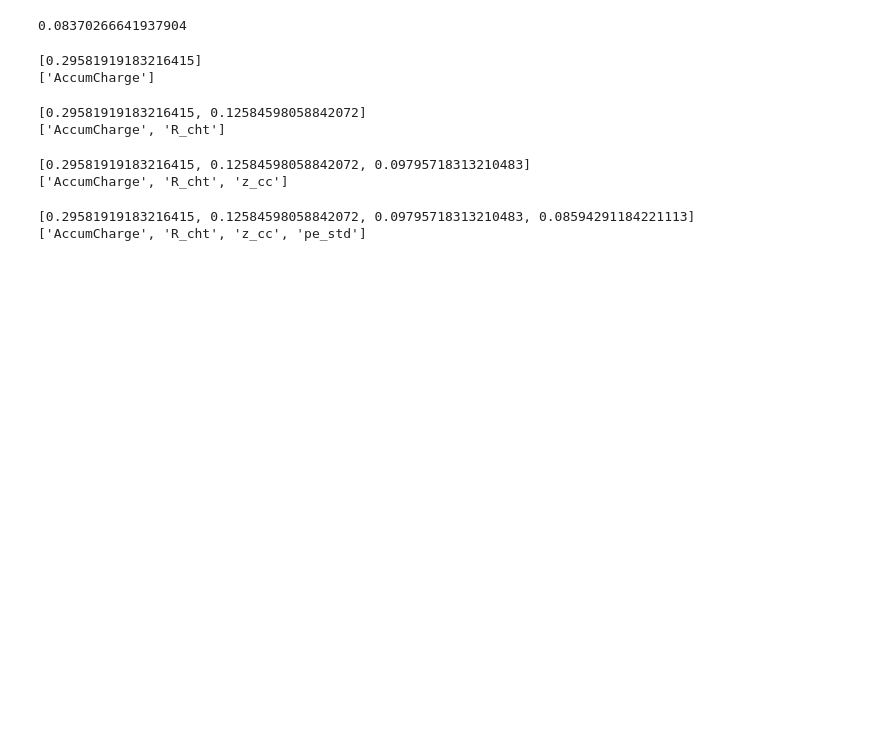
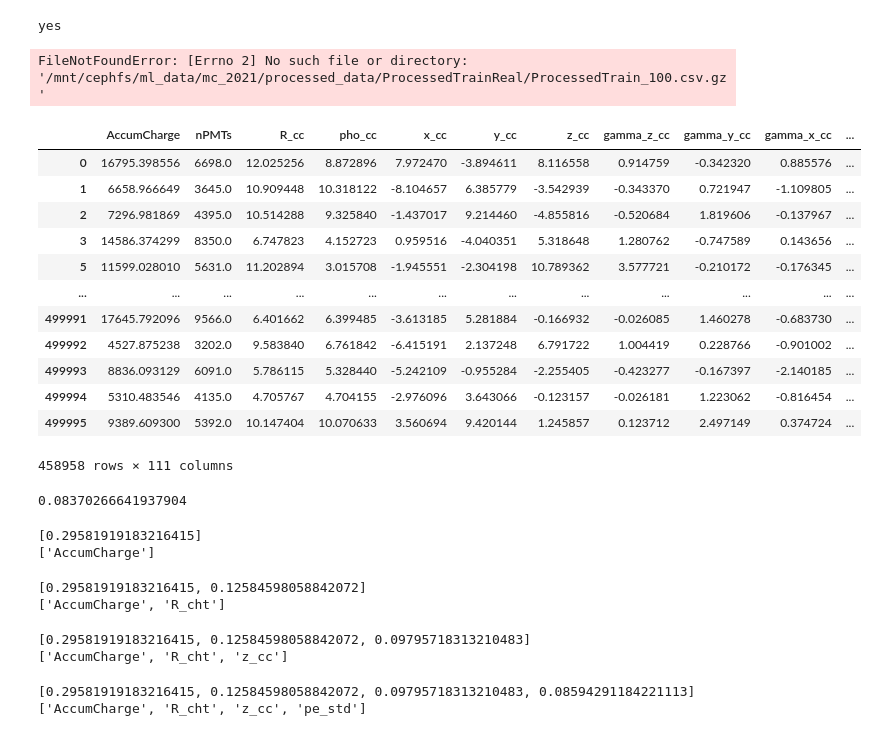
Before and after one commit to ArseniiGav/J21_SYSU, a Jupyter notebook: feature_selection.ipynb, the cells around one changed output. Cells and saved outputs as stored; diff of their text form; code cells hidden in the pictures; blank space fills up the shorter version.

```diff
--- a/feature_selection.ipynb
+++ b/feature_selection.ipynb
@@ -5,9 +5,41 @@ from tqdm.notebook import tqdm
 
 import warnings
 warnings.filterwarnings("ignore")
+# %%
+vm = input()
+if vm.lower()=='yes':
+    vm=True
+else:
+    vm=False
+# %% [output]
+yes
 # %%
-data_real = pd.read_csv('processed_data/ProcessedTrainReal//ProcessedTrain.csv.gz')
+if vm:
+    path='/mnt/cephfs/ml_data/mc_2021/processed_data/ProcessedTrainReal/'
+    data_real = pd.read_csv('{}ProcessedTrain_0.csv.gz'.format(path))
+    data_real.append(pd.read_csv('{}ProcessedTrain_100.csv.gz'.format(path)))
+    data_real.append(pd.read_csv('{}ProcessedTrain_200.csv.gz'.format(path)))
+else:
+    data_real = pd.read_csv('processed_data/ProcessedTrainReal/ProcessedTrain.csv.gz')
 data_real = data_real[data_real['edepR'] < 17.2]
+# %% [output]
+FileNotFoundError: [Errno 2] No such file or directory: '/mnt/cephfs/ml_data/mc_2021/processed_data/ProcessedTrainReal/ProcessedTrain_100.csv.gz'
+# %%
+data_real
+# %% [output]
+|  | AccumCharge | nPMTs | R_cc | pho_cc | x_cc | y_cc | z_cc | gamma_z_cc | gamma_y_cc | gamma_x_cc | ... |
+| 0 | 16795.398556 | 6698.0 | 12.025256 | 8.872896 | 7.972470 | -3.894611 | 8.116558 | 0.914759 | -0.342320 | 0.885576 | ... |
+| 1 | 6658.966649 | 3645.0 | 10.909448 | 10.318122 | -8.104657 | 6.385779 | -3.542939 | -0.343370 | 0.721947 | -1.109805 | ... |
+| 2 | 7296.981869 | 4395.0 | 10.514288 | 9.325840 | -1.437017 | 9.214460 | -4.855816 | -0.520684 | 1.819606 | -0.137967 | ... |
+| 3 | 14586.374299 | 8350.0 | 6.747823 | 4.152723 | 0.959516 | -4.040351 | 5.318648 | 1.280762 | -0.747589 | 0.143656 | ... |
+| 5 | 11599.028010 | 5631.0 | 11.202894 | 3.015708 | -1.945551 | -2.304198 | 10.789362 | 3.577721 | -0.210172 | -0.176345 | ... |
+| ... | ... | ... | ... | ... | ... | ... | ... | ... | ... | ... | ... |
+| 499991 | 17645.792096 | 9566.0 | 6.401662 | 6.399485 | -3.613185 | 5.281884 | -0.166932 | -0.026085 | 1.460278 | -0.683730 | ... |
+| 499992 | 4527.875238 | 3202.0 | 9.583840 | 6.761842 | -6.415191 | 2.137248 | 6.791722 | 1.004419 | 0.228766 | -0.901002 | ... |
+| 499993 | 8836.093129 | 6091.0 | 5.786115 | 5.328440 | -5.242109 | -0.955284 | -2.255405 | -0.423277 | -0.167397 | -2.140185 | ... |
+| 499994 | 5310.483546 | 4135.0 | 4.705767 | 4.704155 | -2.976096 | 3.643066 | -0.123157 | -0.026181 | 1.223062 | -0.816454 | ... |
+| 499995 | 9389.609300 | 5392.0 | 10.147404 | 10.070633 | 3.560694 | 9.420144 | 1.245857 | 0.123712 | 2.497149 | 0.374724 | ... |
+458958 rows × 111 columns
 # %%
 N = int(5e5)
 
```
Also changed, not shown: 3 other files.
